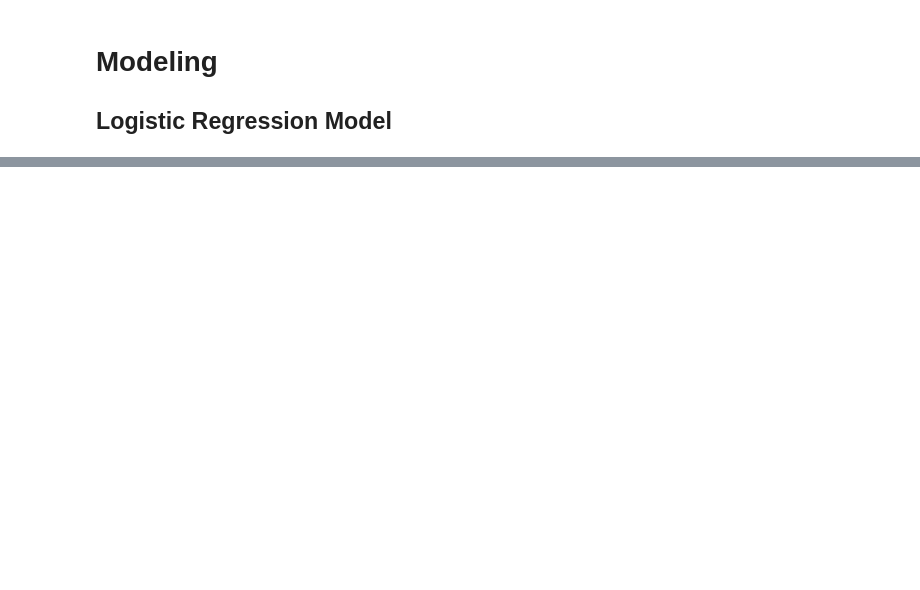
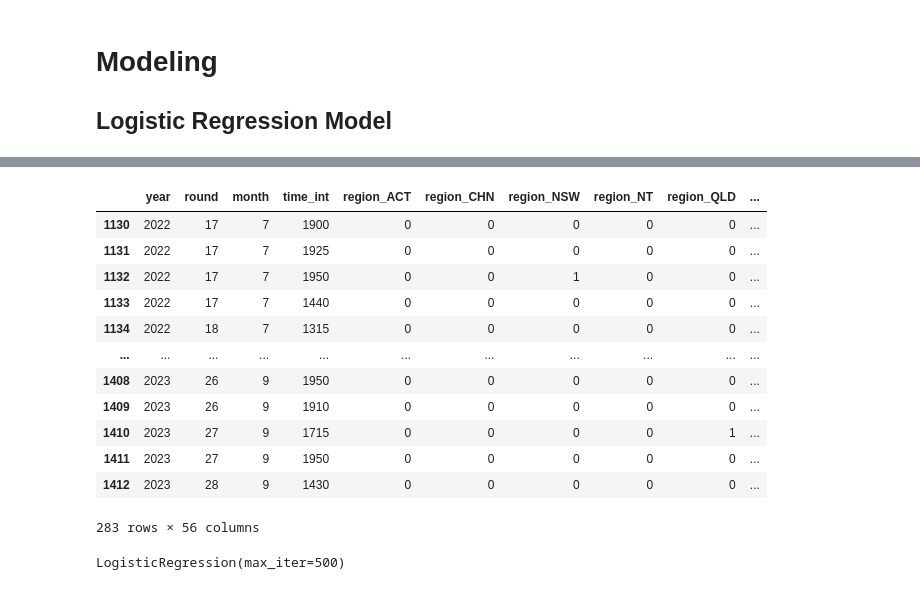
Before and after one commit to LeonViti/AFL, a Jupyter notebook: afl_modelling.ipynb, the cells around one changed output, grey strips where cells are left out. Drawn from its saved outputs; the diff is of its cells as text; code cells hidden in the pictures; blank space fills up the shorter version.

Commit message:
basic logistic regression

```diff
--- a/afl_modelling.ipynb
+++ b/afl_modelling.ipynb
@@ -28,0 +73,29 @@ pd.read_csv('fixture.csv')
+# %%
+# Define your features and target variable
+X = fixture_oh.drop(['home_win', 'ascore', 'hscore', 'hdiff', 'date', 'time', 'venue'], axis=1)
+y = fixture_oh['home_win']
+# %%
+# Split the data
+X_train, X_test, y_train, y_test = train_test_split(X, y, test_size=0.2, shuffle=False)
+# %%
+X_test
+# %% [output]
+|  | year | round | month | time_int | region_ACT | region_CHN | region_NSW | region_NT | region_QLD | ... |
+| 1130 | 2022 | 17 | 7 | 1900 | 0 | 0 | 0 | 0 | 0 | ... |
+| 1131 | 2022 | 17 | 7 | 1925 | 0 | 0 | 0 | 0 | 0 | ... |
+| 1132 | 2022 | 17 | 7 | 1950 | 0 | 0 | 1 | 0 | 0 | ... |
+| 1133 | 2022 | 17 | 7 | 1440 | 0 | 0 | 0 | 0 | 0 | ... |
+| 1134 | 2022 | 18 | 7 | 1315 | 0 | 0 | 0 | 0 | 0 | ... |
+| ... | ... | ... | ... | ... | ... | ... | ... | ... | ... | ... |
+| 1408 | 2023 | 26 | 9 | 1950 | 0 | 0 | 0 | 0 | 0 | ... |
+| 1409 | 2023 | 26 | 9 | 1910 | 0 | 0 | 0 | 0 | 0 | ... |
+| 1410 | 2023 | 27 | 9 | 1715 | 0 | 0 | 0 | 0 | 1 | ... |
+| 1411 | 2023 | 27 | 9 | 1950 | 0 | 0 | 0 | 0 | 0 | ... |
+| 1412 | 2023 | 28 | 9 | 1430 | 0 | 0 | 0 | 0 | 0 | ... |
+283 rows × 56 columns
+# %%
+# Create and fit the model
+model = LogisticRegression(max_iter=500)
+model.fit(X_train, y_train)
+# %% [output]
+LogisticRegression(max_iter=500)
```
Also changed, not shown: parts of 5 cells of this notebook, 3 other files.
